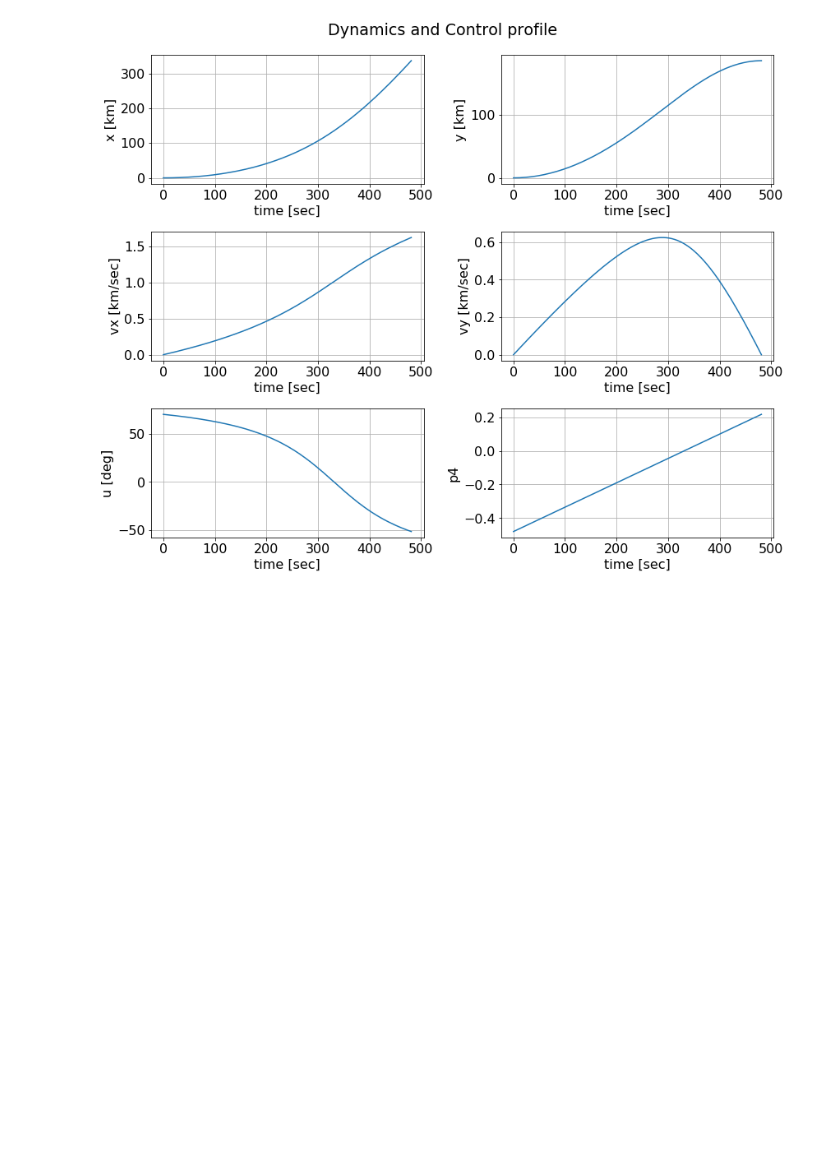
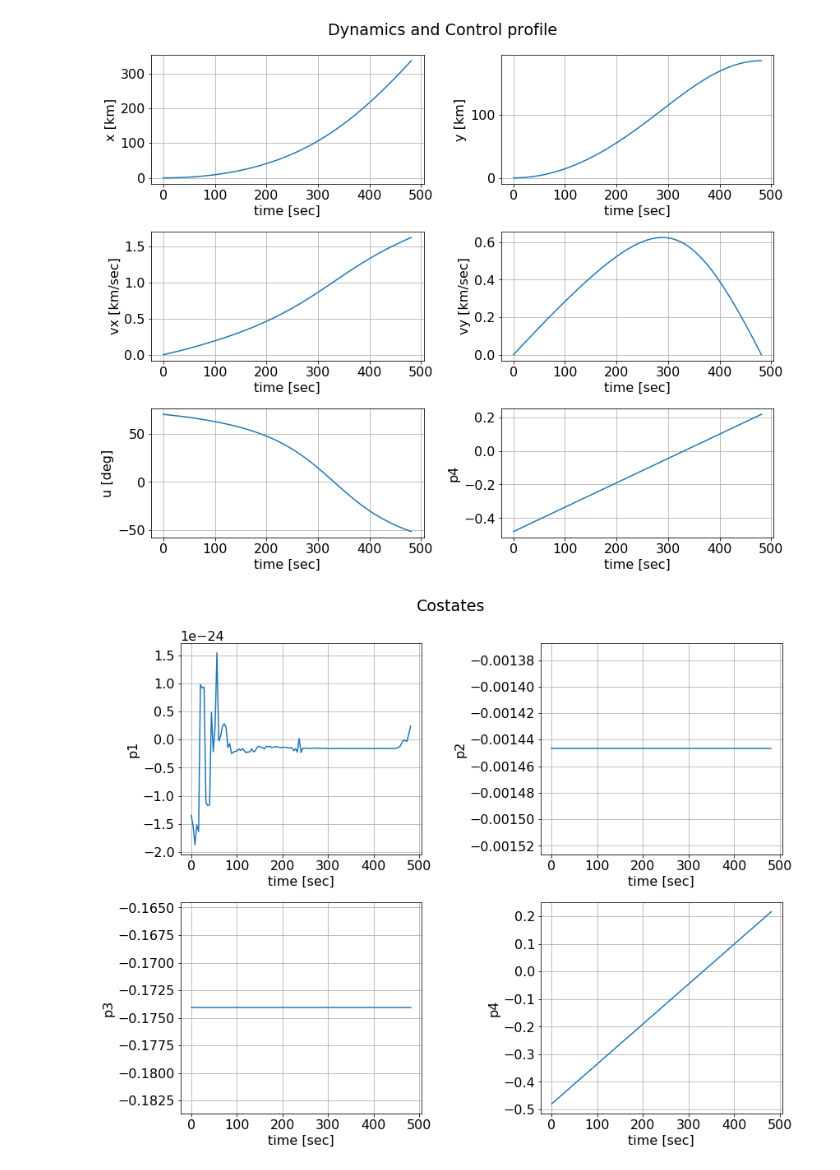
Before and after one commit to Yuricst/Tutorial_OptimalControl, a Jupyter notebook: ocp_indirect_flatLunarAscent_8ode.ipynb, the cells around one changed output. Drawn from its saved outputs; the diff is of its cells as text; code cells hidden in the pictures; blank space fills up the shorter version.

```diff
--- a/ocp_indirect_flatLunarAscent_8ode.ipynb
+++ b/ocp_indirect_flatLunarAscent_8ode.ipynb
@@ -295,3 +306,29 @@ plt.suptitle(f'Dynamics and Control profile')
 plt.show()
 # %% [output]
 [figure]
+# %%
+fig, axs = plt.subplots(2,2, figsize=(12, 10))
+
+axs[0,0].plot(times, p1_star)
+axs[0,0].grid(True)
+axs[0,0].set_ylabel('p1')
+axs[0,0].set_xlabel('time [sec]')
+axs[0,1].plot(times, p2_star)
+axs[0,1].grid(True)
+axs[0,1].set_ylabel('p2')
+axs[0,1].set_xlabel('time [sec]')
+
+axs[1,0].plot(times, p3_star)
+axs[1,0].grid(True)
+axs[1,0].set_ylabel('p3')
+axs[1,0].set_xlabel('time [sec]')
+axs[1,1].plot(times,p4_star)
+axs[1,1].grid(True)
+axs[1,1].set_ylabel('p4')
+axs[1,1].set_xlabel('time [sec]')
+
+plt.tight_layout(rect=[0, 0.03, 1, 0.95])
+plt.suptitle(f'Costates')
+plt.show()
+# %% [output]
+[figure, added]
```
Also changed, not shown: parts of 3 cells of this notebook, 2 other files.
